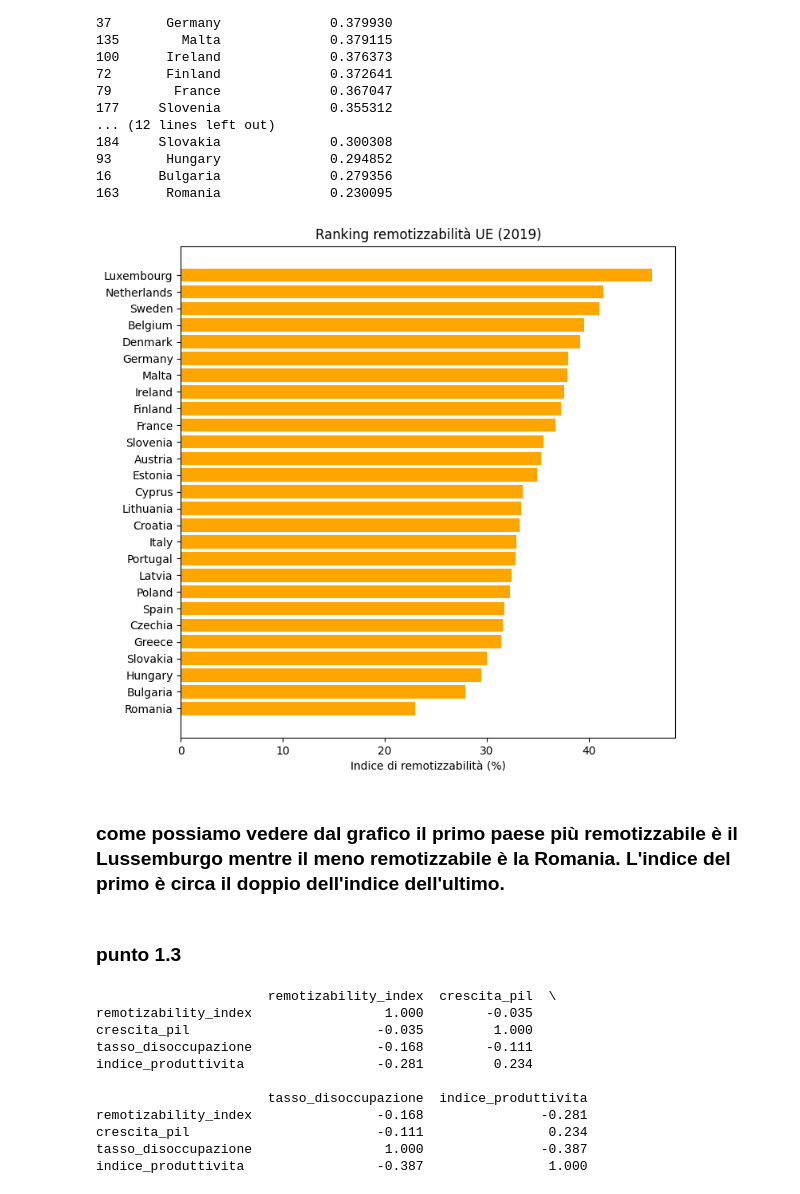
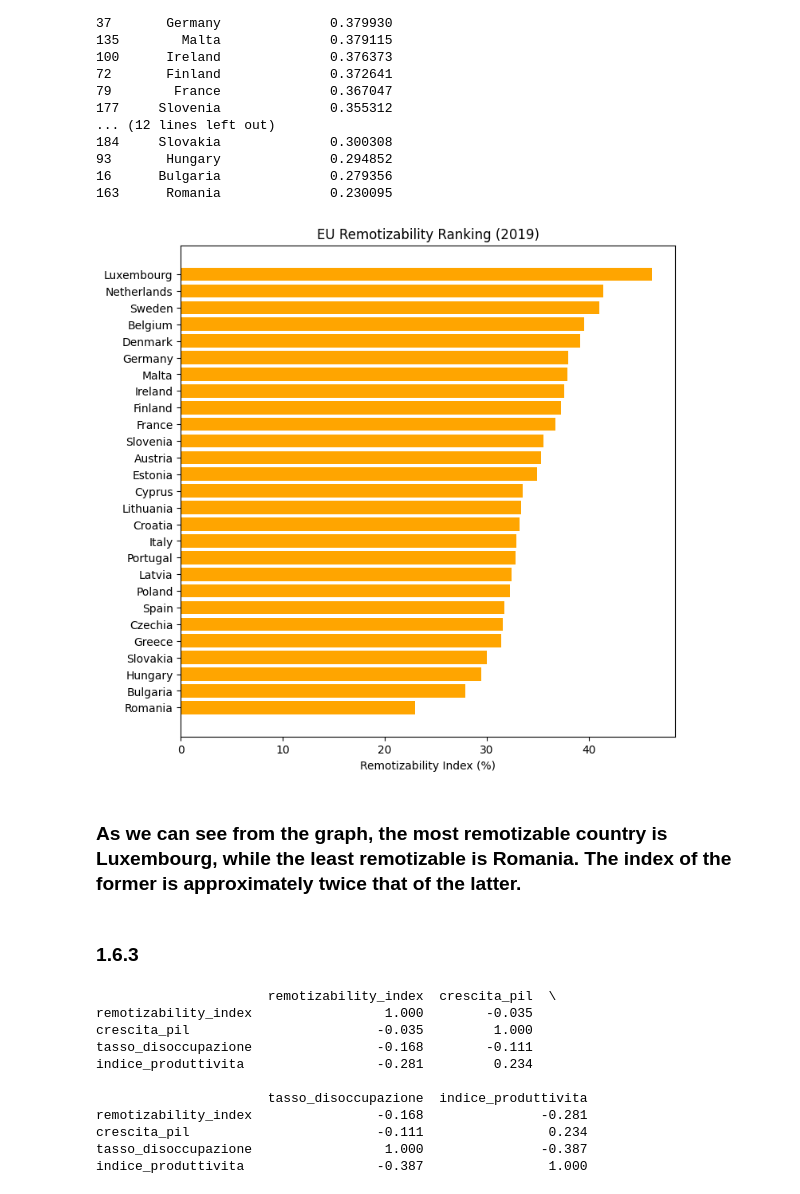
Before and after one commit to matperrucci-cell/Internet-Network-Economics, a Jupyter notebook: analysis.ipynb, the cells around one changed output. Cells and saved outputs as stored; diff of their text form; code cells hidden in the pictures.

```diff
--- a/analysis.ipynb
+++ b/analysis.ipynb
@@ -434,17 +507,17 @@ import seaborn as sns
 # %%
 df_2019_sorted = df_2019.sort_values("remotizability_index")
 
 plt.figure(figsize=(8, 8))
 plt.barh(df_2019_sorted["nome_paese"], df_2019_sorted["remotizability_index"]* 100, color = "orange")
-plt.xlabel("Indice di remotizzabilità (%)")
-plt.title("Ranking remotizzabilità UE (2019)")
+plt.xlabel("Remotizability Index (%)")
+plt.title("EU Remotizability Ranking (2019)")
 plt.show()
 # %% [output]
-[figure, old version]
+[figure, new version]
 # %% [markdown]
-### come possiamo vedere dal grafico il primo paese più remotizzabile è il Lussemburgo mentre il meno remotizzabile è la Romania. L'indice del primo è circa il doppio dell'indice dell'ultimo.
+### As we can see from the graph, the most remotizable country is Luxembourg, while the least remotizable is Romania. The index of the former is approximately twice that of the latter.
 # %% [markdown]
-### punto 1.3
+### 1.6.3
 # %%
 corr = df[var_numeriche].corr().round(3)
 print(corr)
```
Also changed, not shown: parts of 26 cells of this notebook.
